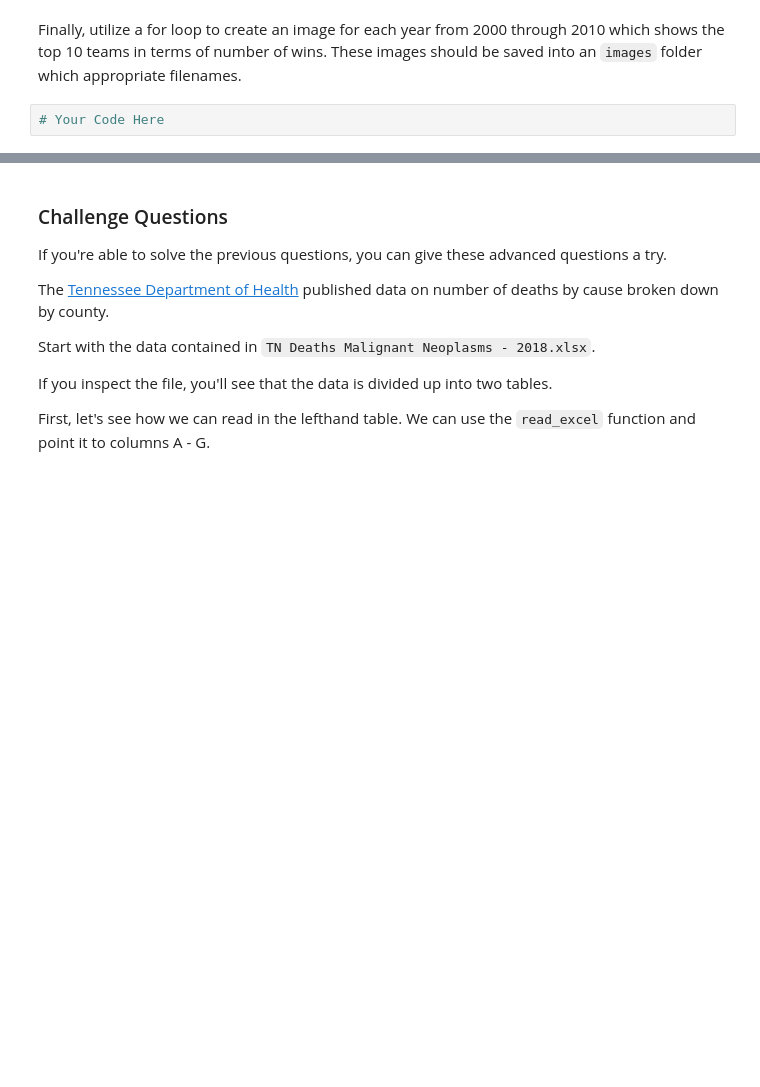
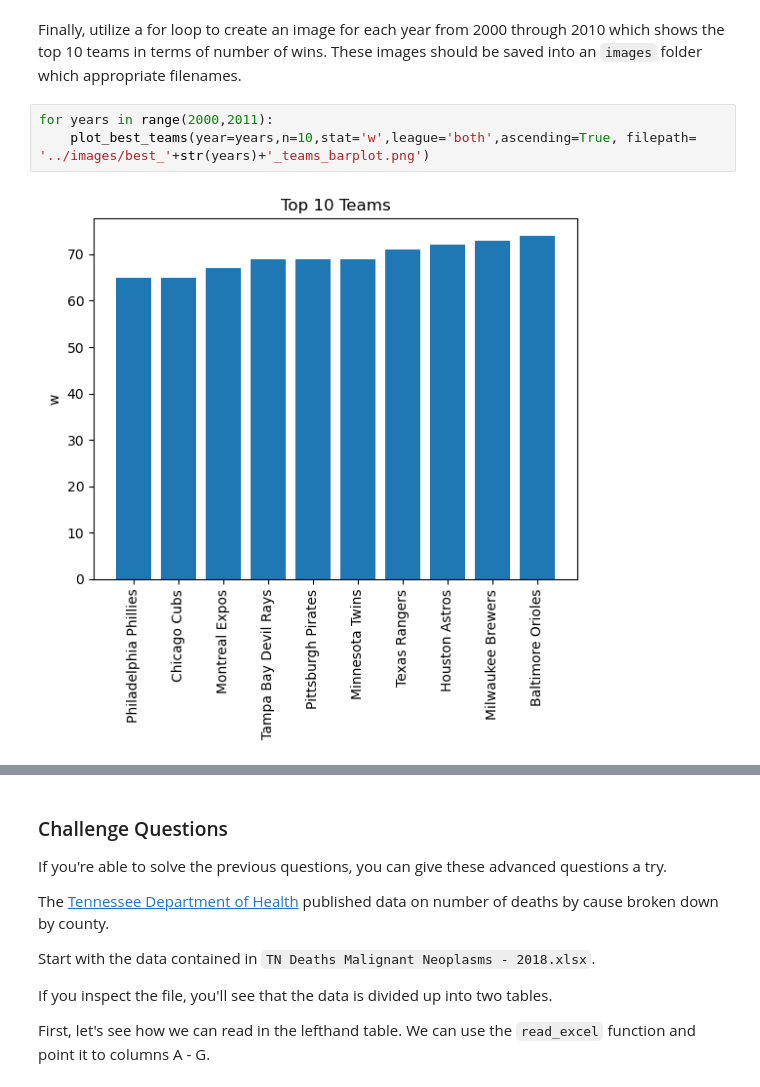
Before and after one commit to NSS-Data-Analytics-Cohort-11/loops-functions-practice-AdellAD4, a Jupyter notebook: notebooks/Loops_and_Functions_Practice.ipynb, the cells around one changed output, grey strips where cells are left out. Cells and saved outputs as stored; diff of their text form; blank space fills up the shorter version.

```diff
--- a/notebooks/Loops_and_Functions_Practice.ipynb
+++ b/notebooks/Loops_and_Functions_Practice.ipynb
@@ -299,4 +458,7 @@ Add a `filepath` parameter to `plot_best_teams` which defaults to `None`. If a f
 # %% [markdown]
 Finally, utilize a for loop to create an image for each year from 2000 through 2010 which shows the top 10 teams in terms of number of wins. These images should be saved into an `images` folder which appropriate filenames.
 # %%
-# Your Code Here
+for years in range(2000,2011):
+    plot_best_teams(year=years,n=10,stat='w',league='both',ascending=True, filepath= '../images/best_'+str(years)+'_teams_barplot.png')
+# %% [output]
+[figure, added]
```
Also changed, not shown: parts of 31 cells of this notebook, 12 other files.
